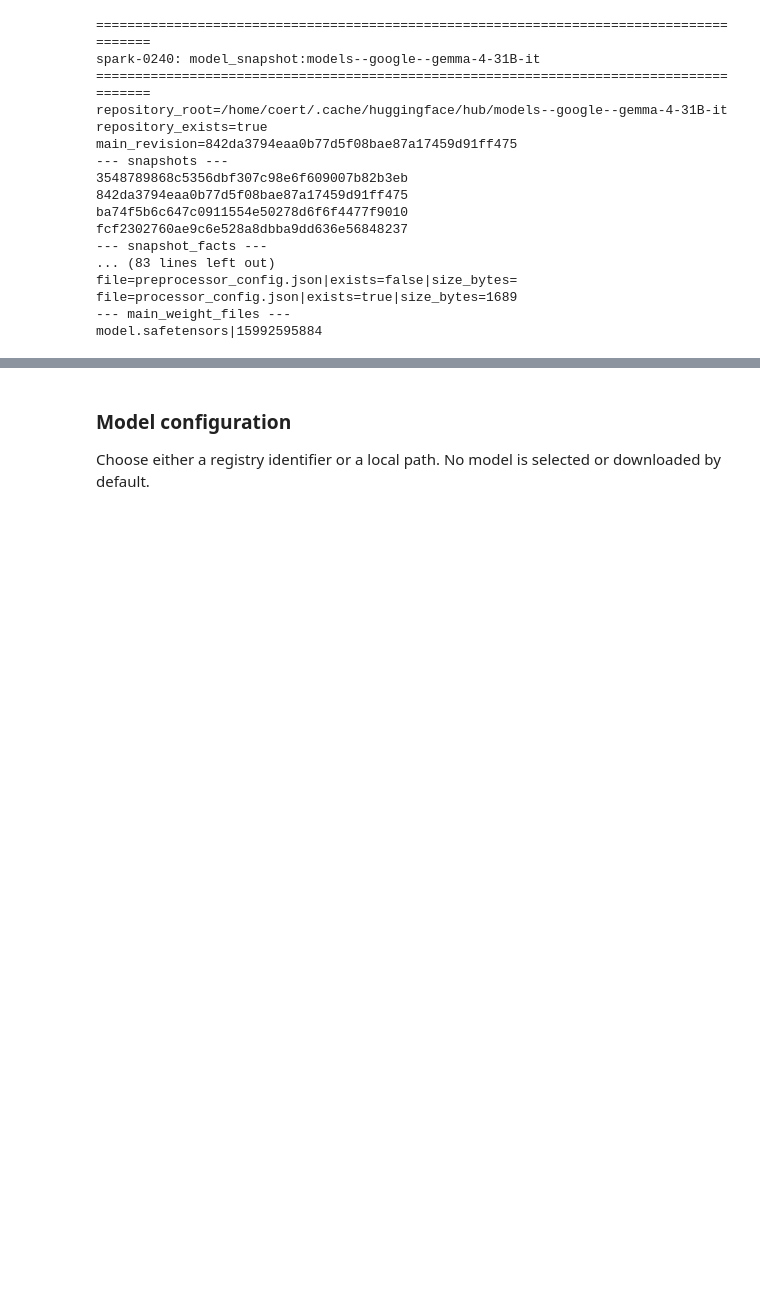
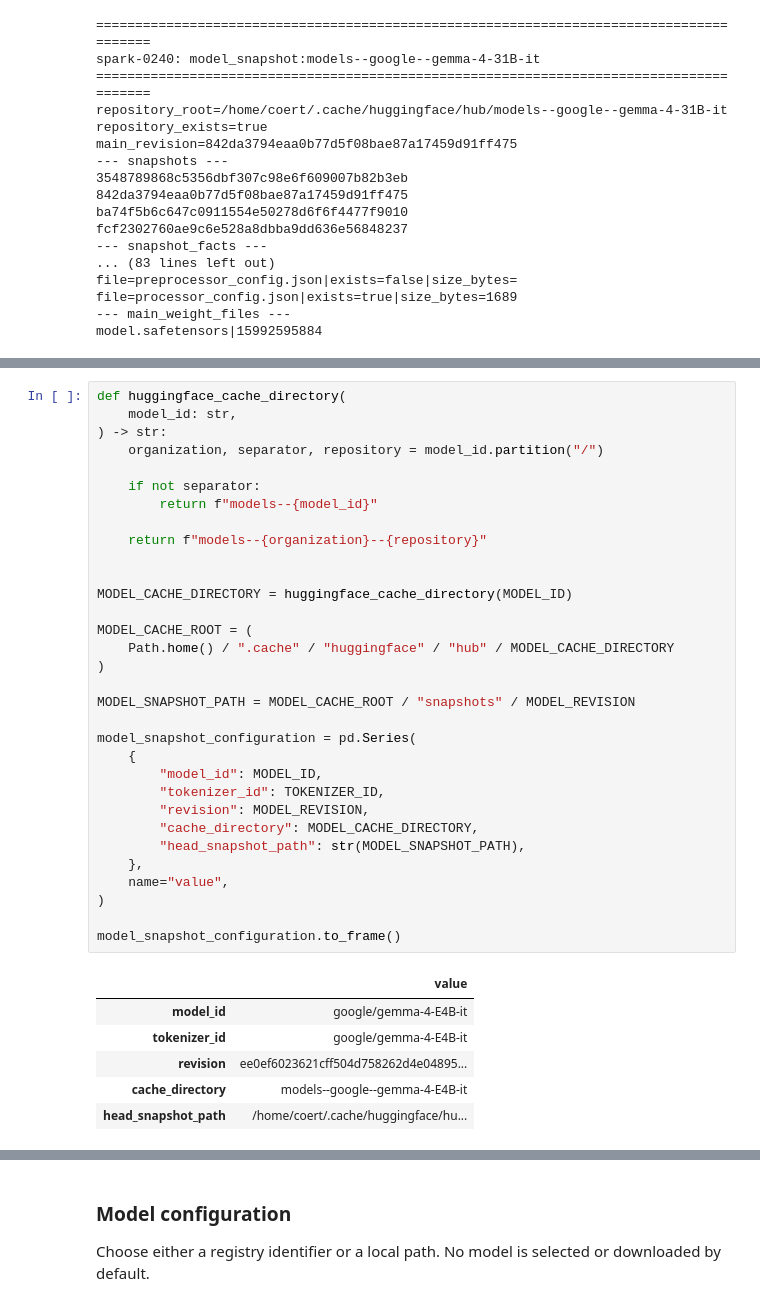
Before and after one commit to coert/dgx-spark-lab, a Jupyter notebook: experiments/01-distributed-inference/00-environment-and-model-baseline.ipynb, the cells around one changed output, grey strips where cells are left out. Drawn from its saved outputs; the diff is of its cells as text; blank space fills up the shorter version.

```diff
--- a/experiments/01-distributed-inference/00-environment-and-model-baseline.ipynb
+++ b/experiments/01-distributed-inference/00-environment-and-model-baseline.ipynb
@@ -2269,0 +2278,39 @@ model_snapshot_parity_df
+# %%
+def huggingface_cache_directory(
+    model_id: str,
+) -> str:
+    organization, separator, repository = model_id.partition("/")
+
+    if not separator:
+        return f"models--{model_id}"
+
+    return f"models--{organization}--{repository}"
+
+
+MODEL_CACHE_DIRECTORY = huggingface_cache_directory(MODEL_ID)
+
+MODEL_CACHE_ROOT = (
+    Path.home() / ".cache" / "huggingface" / "hub" / MODEL_CACHE_DIRECTORY
+)
+
+MODEL_SNAPSHOT_PATH = MODEL_CACHE_ROOT / "snapshots" / MODEL_REVISION
+
+model_snapshot_configuration = pd.Series(
+    {
+        "model_id": MODEL_ID,
+        "tokenizer_id": TOKENIZER_ID,
+        "revision": MODEL_REVISION,
+        "cache_directory": MODEL_CACHE_DIRECTORY,
+        "head_snapshot_path": str(MODEL_SNAPSHOT_PATH),
+    },
+    name="value",
+)
+
+model_snapshot_configuration.to_frame()
+# %% [output]
+|  | value |
+| model_id | google/gemma-4-E4B-it |
+| tokenizer_id | google/gemma-4-E4B-it |
+| revision | ee0ef6023621cff504d758262d4e04895... |
+| cache_directory | models--google--gemma-4-E4B-it |
+| head_snapshot_path | /home/coert/.cache/huggingface/hu... |
```
Also changed, not shown: parts of 7 cells of this notebook.
